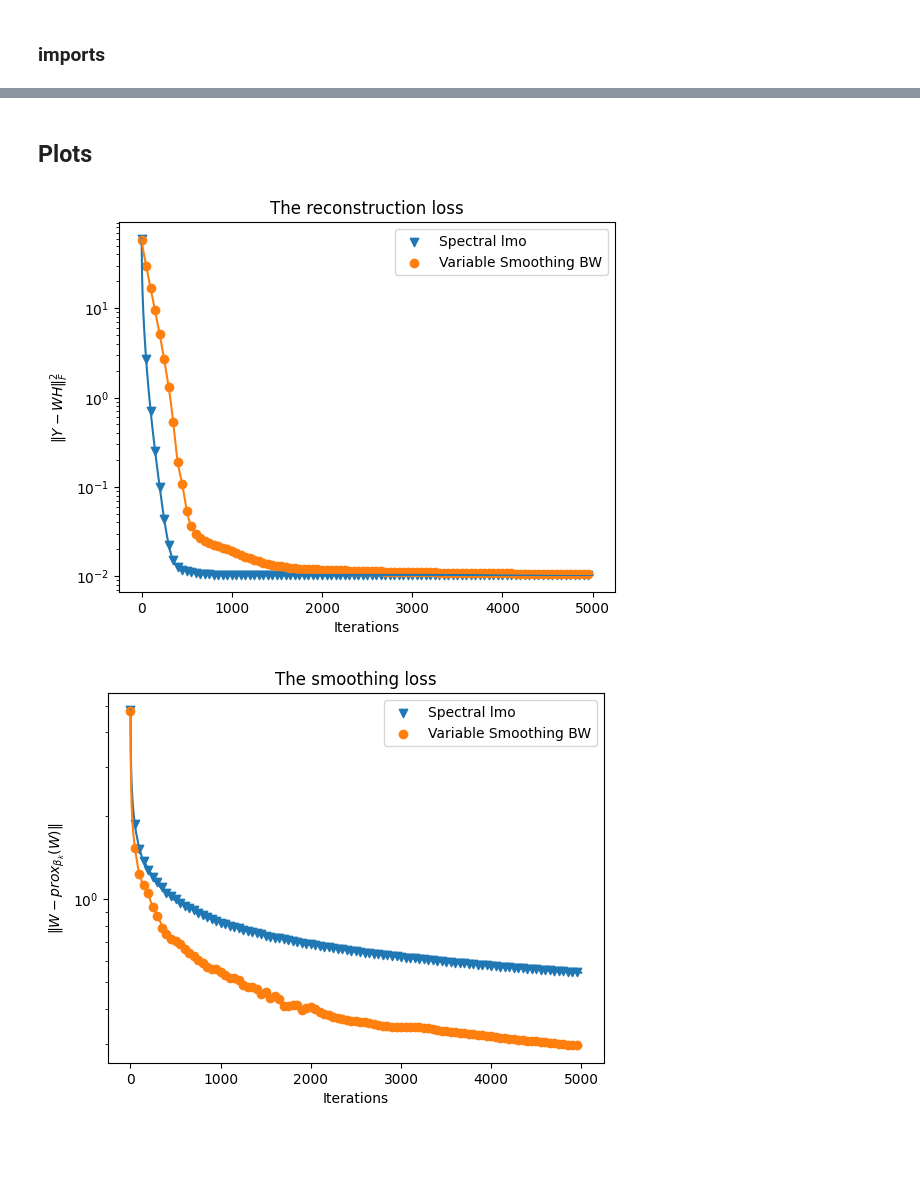
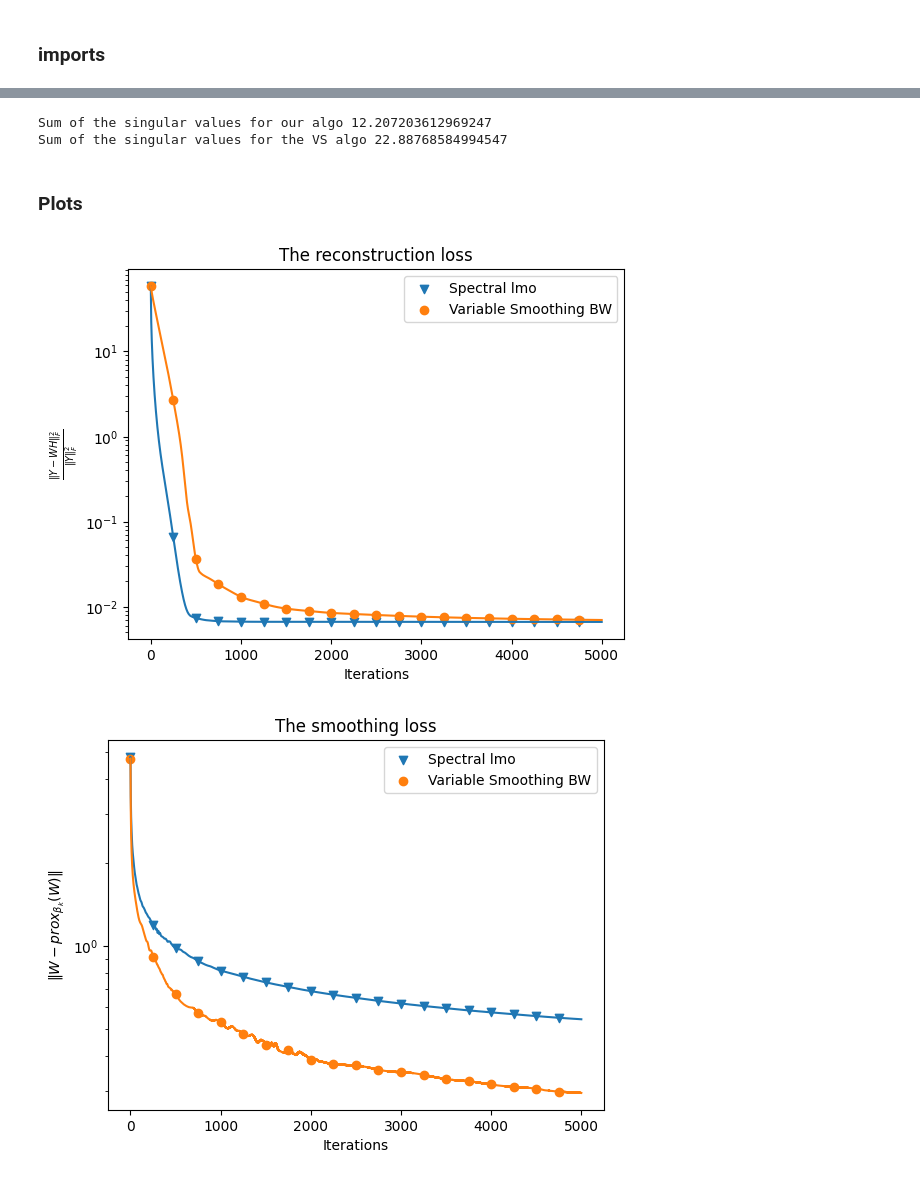
Before and after one commit to Farid-Najar/GAMONS, a Jupyter notebook: results.ipynb, the cells around one changed output, grey strips where cells are left out. Saved outputs shown, nothing was run; the diff lists cells and outputs as text; code cells hidden in the pictures; blank space fills up the shorter version.

```diff
--- a/results.ipynb
+++ b/results.ipynb
@@ -16,20 +52,0 @@ from problems import generateWH, run_MoreauNSD, run_VS
-# %%
-# D = load_dataset("synthetic", m = 250, n = 250)
-D = load_dataset("olivetti").T
-D = load_dataset("camera")
-# D = load_dataset("spectrometer")
-# D = load_dataset("football")
-# D = load_dataset("miserables")
-# D = load_dataset("low_rank_synthetic")
-# from scipy.linalg import svd
-plt.imshow(D)
-plt.show()
-
-# Min-Max Scaling
-# Apply to each column (axis=0)
-min_vals = D.min(axis=0)
-max_vals = D.max(axis=0)
-
-D = (D - min_vals) / (max_vals - min_vals)
-plt.imshow(D)
-print(D.shape)
@@ -98,35 +287,51 @@ Text(0.5, 1.0, 'VS')
+# %%
+W, H = WHs_NSD[-1]
+s = svd(W, compute_uv=False)
+# print(s)
+print('Sum of the singular values for our algo', s.sum())
+W, H = WHs_VS[-1]
+s = svd(W, compute_uv=False)
+# print(s)
+print('Sum of the singular values for the VS algo', s.sum())
+# %% [output]
+Sum of the singular values for our algo 12.207203612969247
+Sum of the singular values for the VS algo 22.88768584994547
 # %% [markdown]
-## Plots
+### Plots
 # %%
+scatter_period = K // 20
+
 plt.semilogy(loss_NSD/norm_D)
-plt.scatter(np.arange(len(loss_NSD))[::50], loss_NSD[::50]/norm_D, label = 'Spectral lmo', marker="v")
+plt.scatter(np.arange(len(loss_NSD))[::scatter_period], loss_NSD[::scatter_period]/norm_D, label = 'Spectral lmo', marker="v")
 
 plt.semilogy(loss_VS/norm_D)
-plt.scatter(np.arange(len(loss_VS))[::50], loss_VS[::50]/norm_D, label = 'Variable Smoothing BW', marker="o")
+plt.scatter(np.arange(len(loss_VS))[::scatter_period], loss_VS[::scatter_period]/norm_D, label = 'Variable Smoothing BW', marker="o")
 
+# plt.semilogy(loss_cvxNSD/norm_D)
+# plt.scatter(np.arange(len(loss_cvxNSD))[::scatter_period], loss_cvxNSD[::scatter_period]/norm_D, label = 'Acc Spectral lmo', marker="^")
 # plt.semilogy(loss/norm_D)
 # plt.scatter(np.arange(len(loss))[::50], loss[::50]/norm_D, label = 'Spectral lmo', marker="v")
 # plt.semilogy(loss/norm_D)
 # plt.scatter(np.arange(len(loss))[::50], loss[::50]/norm_D, label = 'Spectral lmo', marker="v")
 # W1, H1, W2, H2, error, times = Hadamard_BCD(D, r=rank, maxiter= K)
 # print(len(error))
 # plt.semilogy(error)
 # plt.scatter(np.arange(len(error))[::50], error[::50], label = 'BCD', marker="^")
 
-plt.ylabel(r'$\|Y - WH\|_F^2$')
+plt.ylabel(r'$\frac{\|Y - WH\|_F^2}{\|Y\|_F^2}$')
 plt.xlabel('Iterations')
 plt.title('The reconstruction loss')
 
 plt.legend()
 plt.show()
 # %% [output]
-[figure, old version]
+[figure, new version]
 # %%
 plt.semilogy(dist_W_prox_NSD)
-plt.scatter(np.arange(len(dist_W_prox_NSD))[::50], dist_W_prox_NSD[::50], label = 'Spectral lmo', marker="v")
+plt.scatter(np.arange(len(dist_W_prox_NSD))[::scatter_period], dist_W_prox_NSD[::scatter_period], label = 'Spectral lmo', marker="v")
 
 plt.semilogy(dist_W_prox_VS)
-plt.scatter(np.arange(len(dist_W_prox_VS))[::50], dist_W_prox_VS[::50], label = 'Variable Smoothing BW', marker="o")
+plt.scatter(np.arange(len(dist_W_prox_VS))[::scatter_period], dist_W_prox_VS[::scatter_period], label = 'Variable Smoothing BW', marker="o")
 
 
 plt.ylabel(r'$\|W - prox_{\beta_k}(W)\|$')
@@ -136,6 +341,6 @@ plt.title('The smoothing loss')
 plt.legend()
 plt.show()
 # %% [output]
-[figure, old version]
+[figure, new version]
 # %%
 ls_NSD = np.zeros(K+1)
```
Also changed, not shown: parts of 19 cells of this notebook, 2 other files.
